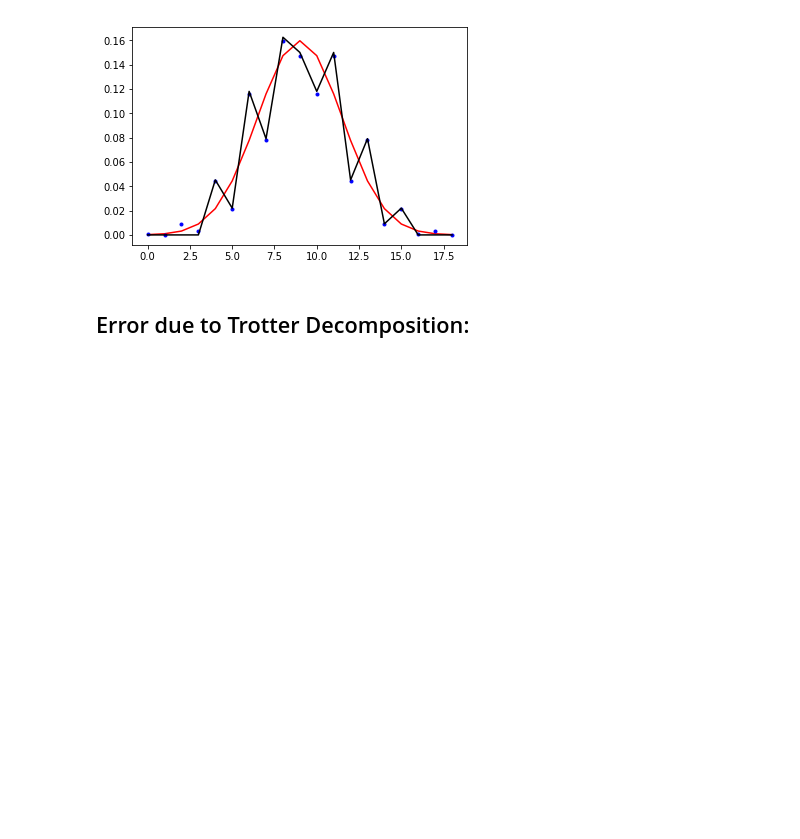
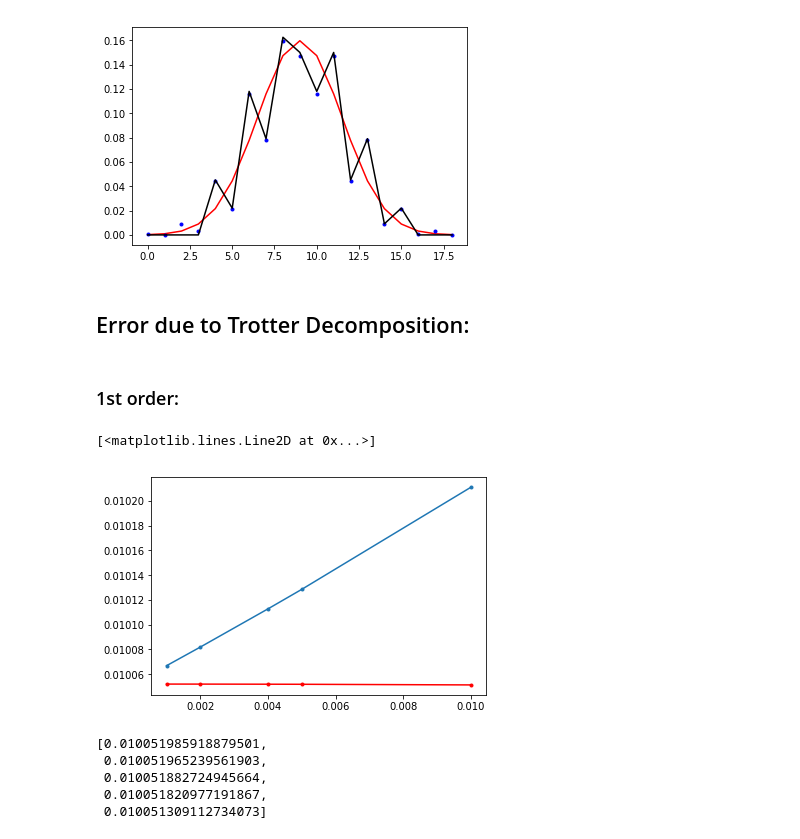
Before and after one commit to juanjosegarciaripoll/seemps, a Jupyter notebook: old/File 4a - Time evolution - TEBD.ipynb, the cells around one changed output. Drawn from its saved outputs; the diff is of its cells as text; code cells hidden in the pictures; blank space fills up the shorter version.

```diff
--- a/old/File 4a - Time evolution - TEBD.ipynb
+++ b/old/File 4a - Time evolution - TEBD.ipynb
@@ -533 +508,3 @@ direction = 1
+# %% [markdown]
+### 1st order:
 # %%
@@ -540,0 +527,14 @@ for Nt in Nt_list:
+# %%
+plt.plot(Ntotal/Nt_list, overlap_list, ".-")
+plt.plot(Ntotal/Nt_list, overlap2_list, "r.-")
+# %% [output]
+[<matplotlib.lines.Line2D at 0x...>]
+[figure, added]
+# %%
+overlap2_list
+# %% [output]
+[0.010051985918879501,
+ 0.010051965239561903,
+ 0.010051882724945664,
+ 0.010051820977191867,
+ 0.010051309112734073]
```
Also changed, not shown: parts of 12 cells of this notebook, 5 other files.
